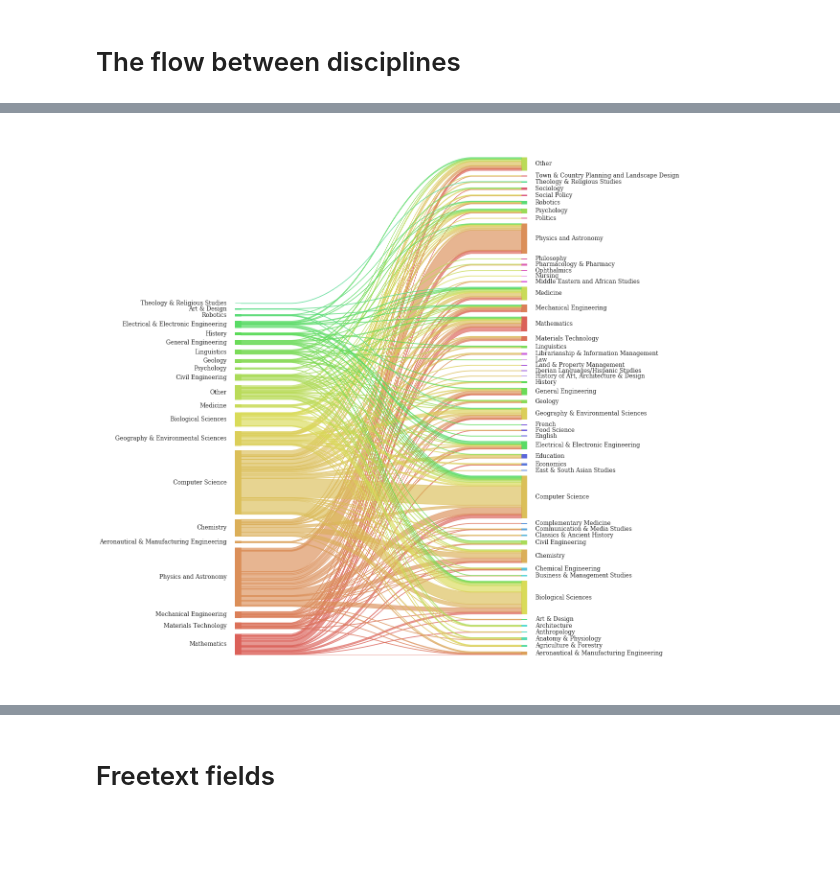
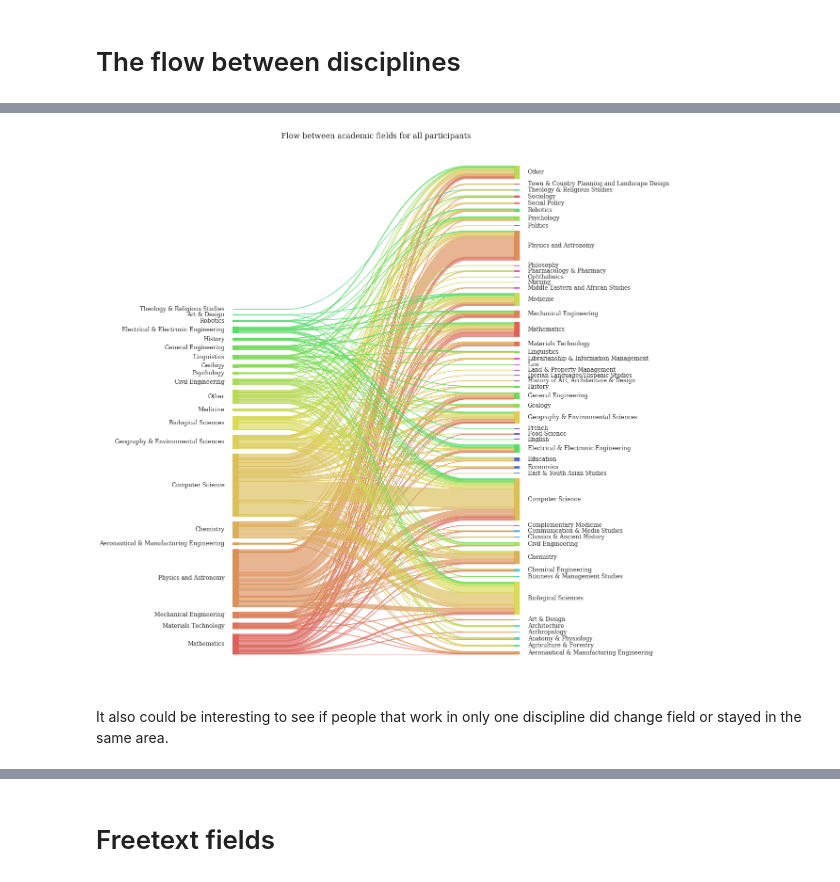
Before and after one commit to softwaresaved/survey_additional_analysis, a Jupyter notebook: Interdisciplinary aspects of Research Software Engineers in Uk.ipynb, the cells around one changed output, grey strips where cells are left out. Saved outputs shown, nothing was run; the diff lists cells and outputs as text; code cells hidden in the pictures; blank space fills up the shorter version.

Commit message:
Add some analysis for single field

```diff
--- a/Interdisciplinary aspects of Research Software Engineers in Uk.ipynb
+++ b/Interdisciplinary aspects of Research Software Engineers in Uk.ipynb
@@ -103,6 +103,6 @@ The data come from the UK survey 2017. It is the cleaned version used here. All
 # %%
 # Load the data
-df = pd.read_csv('./../2017/uk/data/cleaned_data.csv')
+df = pd.read_csv('./data/cleaned_data.csv')
 
 # Print the total of participants
 print('The total participants in this dataset: {}'.format(len(df)))
@@ -115,10 +115,10 @@ Some participants did not answer the question about the academic field. Therefor
 
 # Get all the columns that are associated with the current field where they works
 current_academic = [i for i in df.columns if 'currentEmp13' in i]
-
 edu_field = ['edu2. In which subject is your highest academic qualification?']
 column_to_sample = edu_field + current_academic
 
+# Copy the wanted column into a new df
 edu_df = df[column_to_sample].copy()
 
 # rename the column other before because the next transformation does not work with it
@@ -128,11 +128,9 @@ edu_df.rename(columns={'[OTHER_RAW]. currentEmp13[SQ066]. In which disciplines d
 edu_df.columns = [s.split('[')[2][:-1] if 'currentEmp13' in s else s for s in edu_df.columns]
 
 # Drop the participant that did not answer which disciplines they have studied
-edu_df.dropna(subset=[edu_field], inplace=True)
-#edu_df = edu_df[pd.notnull(edu_df.iloc[:, 1])]
+edu_df.dropna(subset=edu_field, inplace=True)
 
 # Print the number of participants after removed the None answer
-
 print('The total participants in this survey after dropping the None answer in the question of education is: {}'.format(len(edu_df)))
 # %% [output]
 The total participants in this survey after dropping the None answer in the question of education is: 251
@@ -207,9 +222,12 @@ for col in edu_df.columns:
     edu_df[col] = edu_df[col].apply(lambda x: col if x =='Yes' else x)
 # %%
 # Transform the wide format into a long format
-melted_df = pd.melt(edu_df.iloc[:,:-1], id_vars=edu_field[0])
+melted_df = pd.melt(edu_df.iloc[:,:-2], id_vars=edu_field[0])
 melted_df = melted_df[melted_df['value'] != 'No'].drop(['variable'], axis=1)
+
 # Rename the columns as origin and destination
 melted_df.columns = ['origin', 'destination']
 # reset the index
-melted_df = melted_df.reset_index()
+melted_df = melted_df.reset_index()  # needed for sankey.py to work.
+melted_df = melted_df.drop('index', axis=1)
+melted_df
@@ -216,6 +252,10 @@ melted_df = melted_df.reset_index()
 # %%
+# Plotting the sankey plot for all the participants
 sankey.sankey(melted_df['origin'], melted_df['destination'], aspect=20, fontsize=12)
 plt.gcf().set_size_inches(12,21)
+plt.title('Flow between academic fields for all participants', fontsize=16)
 plt.show()
 # %% [output]
-[figure, old version]
+[figure, new version]
+# %% [markdown]
+It also could be interesting to see if people that work in only one discipline did change field or stayed in the same area.
```
Also changed, not shown: parts of 10 cells of this notebook.
